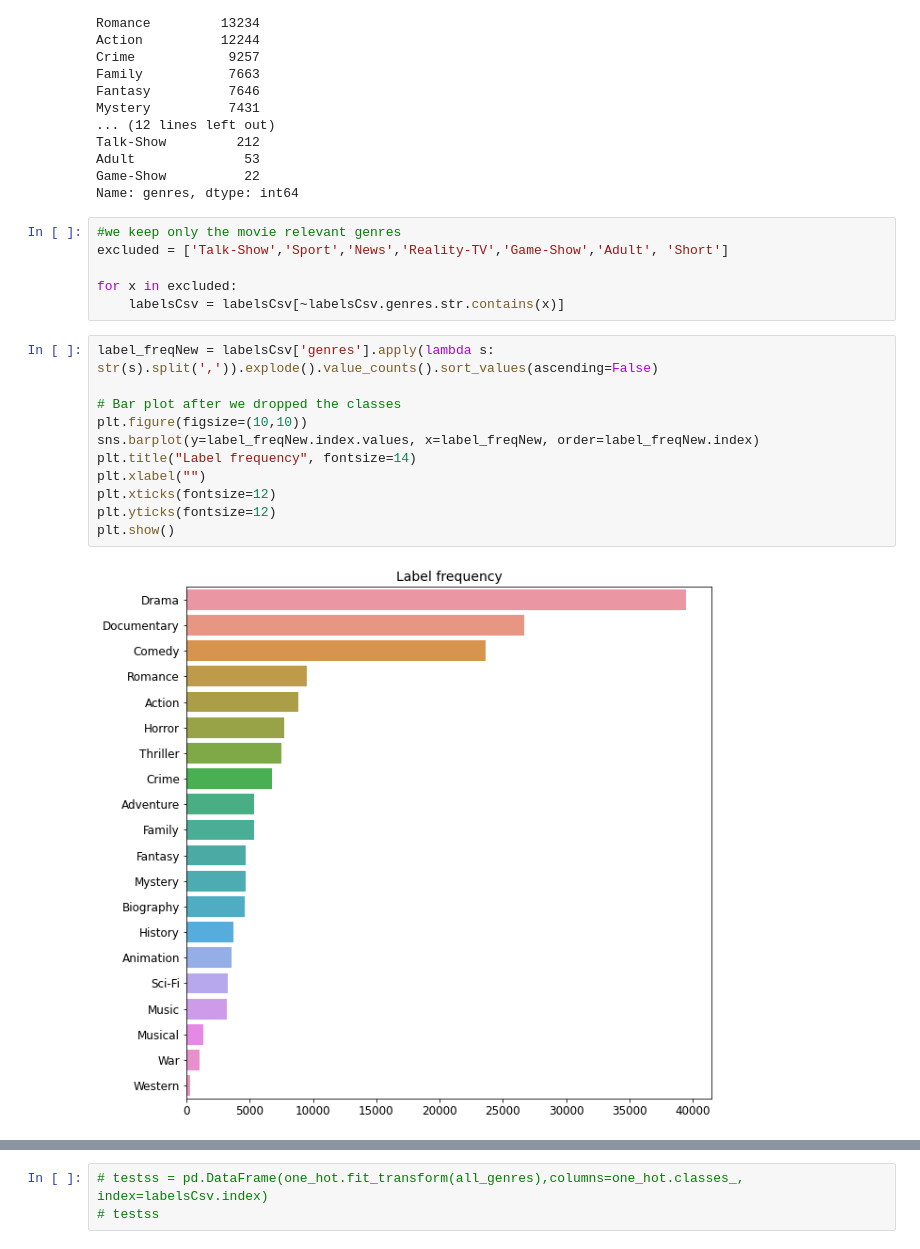
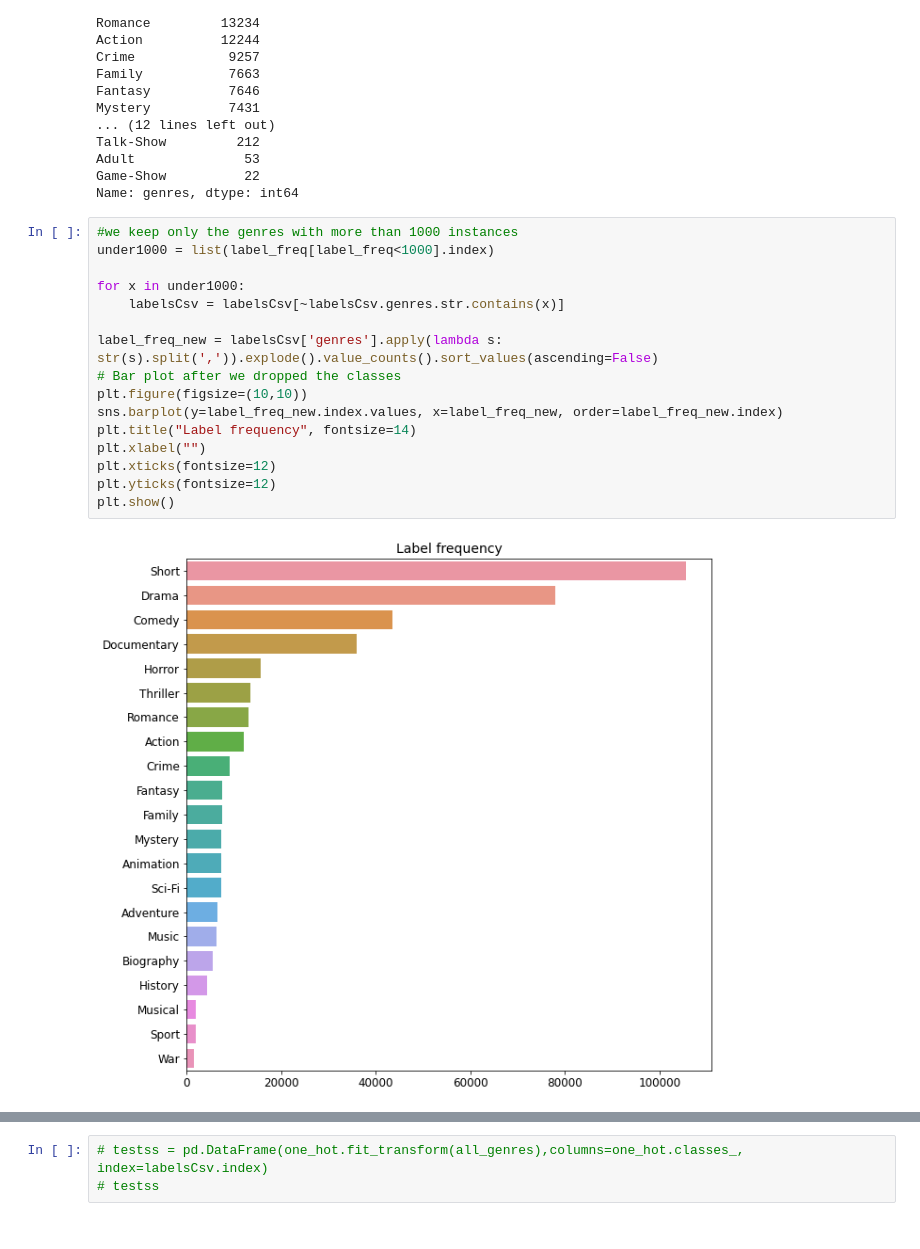
Before and after one commit to geovog/Judge_a_movie_by_its_cover, a Jupyter notebook: MobNet_CnnModel-LSTMT_V1.ipynb, the cells around one changed output, grey strips where cells are left out. Drawn from its saved outputs; the diff is of its cells as text.

```diff
--- a/MobNet_CnnModel-LSTMT_V1.ipynb
+++ b/MobNet_CnnModel-LSTMT_V1.ipynb
@@ -91,23 +91,22 @@ Talk-Show         212
 Adult              53
 Game-Show          22
 Name: genres, dtype: int64
-# %%
-#we keep only the movie relevant genres
-excluded = ['Talk-Show','Sport','News','Reality-TV','Game-Show','Adult', 'Short']
-
-for x in excluded:
-    labelsCsv = labelsCsv[~labelsCsv.genres.str.contains(x)]
 # %%
-label_freqNew = labelsCsv['genres'].apply(lambda s: str(s).split(',')).explode().value_counts().sort_values(ascending=False)
+#we keep only the genres with more than 1000 instances
+under1000 = list(label_freq[label_freq<1000].index)
 
+for x in under1000:
+    labelsCsv = labelsCsv[~labelsCsv.genres.str.contains(x)]
+
+label_freq_new = labelsCsv['genres'].apply(lambda s: str(s).split(',')).explode().value_counts().sort_values(ascending=False)
 # Bar plot after we dropped the classes
 plt.figure(figsize=(10,10))
-sns.barplot(y=label_freqNew.index.values, x=label_freqNew, order=label_freqNew.index)
+sns.barplot(y=label_freq_new.index.values, x=label_freq_new, order=label_freq_new.index)
 plt.title("Label frequency", fontsize=14)
 plt.xlabel("")
 plt.xticks(fontsize=12)
 plt.yticks(fontsize=12)
 plt.show()
 # %% [output]
-[figure, old version]
+[figure, new version]
 # %%
```
Also changed, not shown: parts of 22 cells of this notebook.
